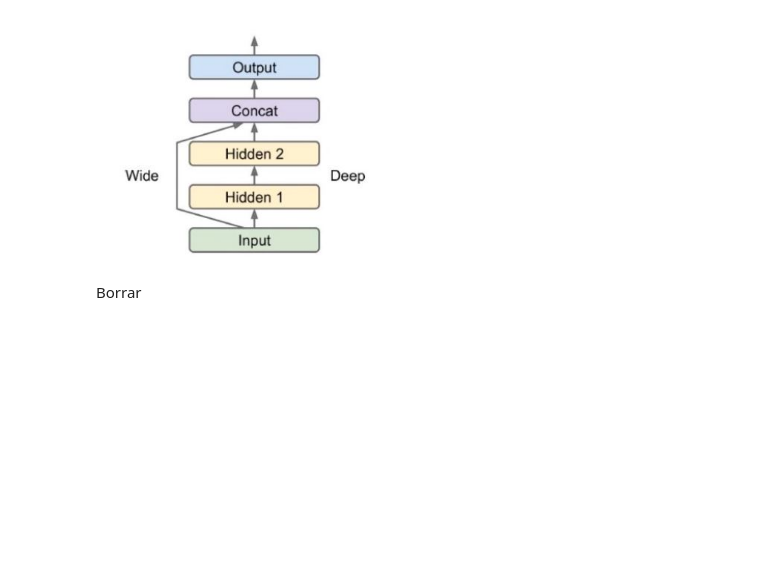
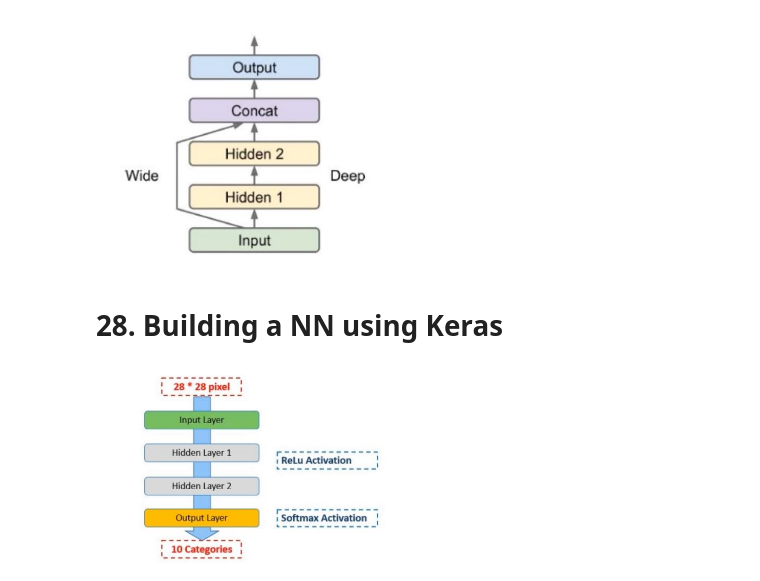
Before and after one commit to SPoVi/Neural-Networks_in_Python_Udemy, a Jupyter notebook: S10 - Python - Building and Trainning the Model/ANN - Part 1 .ipynb, the cells around one changed output. Drawn from its saved outputs; the diff is of its cells as text; code cells hidden in the pictures; blank space fills up the shorter version.

Commit message:
Add - S10 - ANN Part 1 28. Building a NN using Keras

```diff
--- a/S10 - Python - Building and Trainning the Model/ANN - Part 1 .ipynb
+++ b/S10 - Python - Building and Trainning the Model/ANN - Part 1 .ipynb
@@ -166,5 +166,5 @@ Image("images/sequential_api.jpg", height=400, width=400)
 Image("images/functional_api.jpg", height=300, width=300)
 # %% [output]
 [figure]
-# %% [markdown]
-Borrar
+# %% [markdown]
+# 28. Building a NN using Keras
@@ -170,0 +176,4 @@ Borrar
+# %%
+Image("images/img1.jpg", height=300, width=300)
+# %% [output]
+[figure, added]
```
Also changed, not shown: parts of 9 cells of this notebook, 2 other files.
